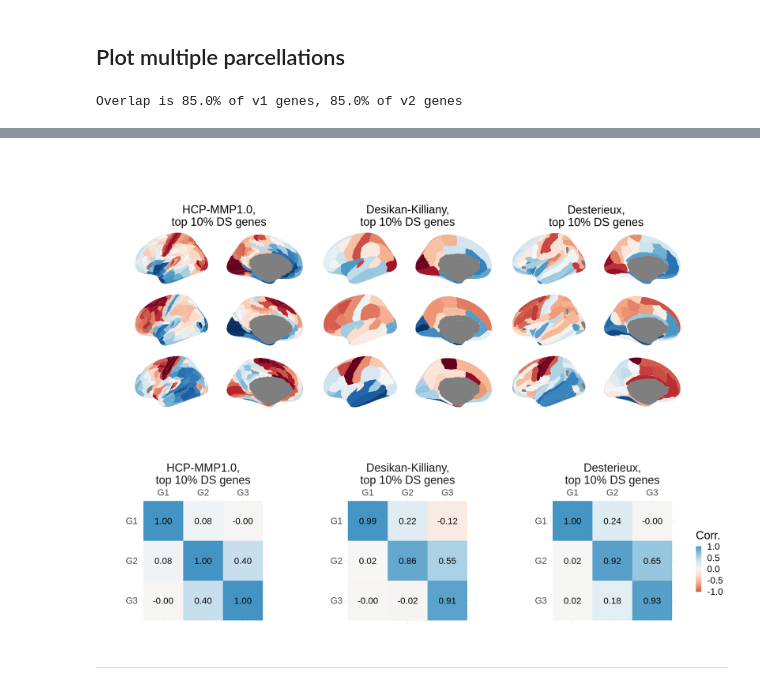
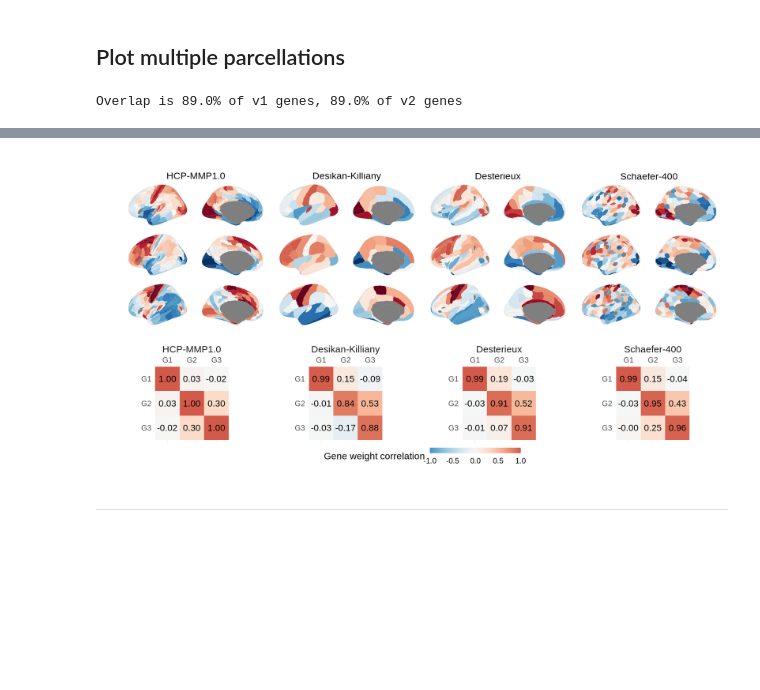
Before and after one commit to richardajdear/AHBA_gradients, a Jupyter notebook: notebooks/parcellation.ipynb, the cells around one changed output, grey strips where cells are left out. Saved outputs shown, nothing was run; the diff lists cells and outputs as text; code cells hidden in the pictures; blank space fills up the shorter version.

```diff
--- a/notebooks/parcellation.ipynb
+++ b/notebooks/parcellation.ipynb
@@ -26,7 +26,8 @@ from brainspan import *
 ## Compare HCP projected to DK
 # %%
 dm_hcp_ds9 = gradientVersion(approach='dm', kernel='normalized_angle', alpha=1).fit('hcp_ds9')
+dm_hcp_ds8 = gradientVersion(approach='dm', kernel='normalized_angle', alpha=1).fit('hcp_ds8')
 dm_hcp_3d_ds5 = gradientVersion(approach='dm', kernel='normalized_angle', alpha=1).fit('hcp_3donors_ds5')
-dm_dk_ds9 = gradientVersion(approach='dm', kernel='normalized_angle', alpha=1).fit('dk_ds9')
+dm_dk_ds8 = gradientVersion(approach='dm', kernel='normalized_angle', alpha=1).fit('dk_ds8')
 pca_dk_ds9 = gradientVersion(approach='dm', kernel='normalized_angle', alpha=1).fit('dk_ds9')
 # %% [output]
@@ -188,20 +194,27 @@ correlate(dm_dk_ds9_from_hcp.fit_weights(), dm_hcp_3d_ds5.weights)
 # %% [markdown]
 ## Plot multiple parcellations
 # %%
-hcp_scores = dm_hcp_ds9.clean_scores().assign(version='HCP-MMP1.0,\ntop 10% DS genes')
-dk_scores = dm_dk_ds9.clean_scores().assign(version='Desikan-Killiany,\ntop 10% DS genes')
-dx_scores = dm_dx_ds9.clean_scores().assign(version='Desterieux,\ntop 10% DS genes')
+hcp_scores = dm_hcp_ds8.clean_scores().assign(version='HCP-MMP1.0')
+dk_scores = dm_dk_ds8.clean_scores().assign(version='Desikan-Killiany')
+dx_scores = dm_dx_ds8.clean_scores().assign(version='Desterieux')
+s400_scores = (dm_s400_ds8.scores
+             .apply(lambda x: (x-np.mean(x))/np.std(x))
+             .join(get_labels_schaefer(size=400))
+             .assign(version='Schaefer-400')
+            )
 # %%
 # weights_version = dm_hcp_3d_ds5
 # weights_version.fit_weights(normalize=False);
-weights_version = dm_hcp_ds9
+# weights_version = dm_hcp_ds8
 # weights_version.fit_weights()
 # weights_version.fit_weights(dm_hcp_3d_ds5.expression)
 # %%
 corrs_dict = {
-    'HCP-MMP1.0,\ntop 10% DS genes': correlate(dm_hcp_ds9.fit_weights(overwrite=False), weights_version.weights),
-    'Desikan-Killiany,\ntop 10% DS genes': correlate(dm_dk_ds9.fit_weights(), weights_version.weights),
-    'Desterieux,\ntop 10% DS genes': correlate(dm_dx_ds9.fit_weights(), weights_version.weights)
+    'HCP-MMP1.0': correlate(dm_hcp_ds8.fit_weights(overwrite=False), weights_version.weights),
+    'Desikan-Killiany': correlate(dm_dk_ds8.fit_weights(), weights_version.weights),
+    'Desterieux': correlate(dm_dx_ds8.fit_weights(), weights_version.weights),
+    'Schaefer-400': correlate(dm_s400_ds8.fit_weights(), weights_version.weights)
+
 }
 
 weight_corrs = (pd.concat(corrs_dict)
@@ -218,30 +231,31 @@ def count_gene_overlap(v1, v2):
     overlap_v2 = round(len(overlap)/len(v2.weights.index),2)*100
     print(f'Overlap is {overlap_v1}% of v1 genes, {overlap_v2}% of v2 genes')
 
-count_gene_overlap(dm_hcp_ds9, dm_dk_ds9)
+count_gene_overlap(dm_hcp_ds8, dm_s400_ds8)
 # %% [output]
-Overlap is 85.0% of v1 genes, 85.0% of v2 genes
+Overlap is 89.0% of v1 genes, 89.0% of v2 genes
 # %%
-%%R -w 2000 -h 1500 -i hcp_scores -i dk_scores -i dx_scores -i weight_corrs
+%%R -w 2000 -h 1000 -i hcp_scores -i dk_scores -i dx_scores -i s400_scores -i weight_corrs
 source("../code/Rplots.R")
-source("../code/brainspanPlots.R")
+source("../code/brainPlots.R")
 
-g1a <- plot_hcp(hcp_scores, three=T)
-g1b <- plot_dk(dk_scores, three=T) + plot_layout(tag_level='new')
-g1c <- plot_dx(dx_scores, three=T) + plot_layout(tag_level='new')
+g1a <- plot_hcp(hcp_scores)
+g1b <- plot_dk(dk_scores) + plot_layout(tag_level='new')
+g1c <- plot_dx(dx_scores) + plot_layout(tag_level='new')
+g1d <- plot_schaefer(s400_scores, size=400) + plot_layout(tag_level='new')
 
-g2 <- plot_weight_corrs(weight_corrs) + ylab('')
+g2 <- plot_weight_corrs(weight_corrs, spacing=14, ylab='HCP-MMP1.0')
 
 
 plot <- (
-    ((g1a | g1b | g1c) & theme(legend.position='none', strip.text.y=element_blank())) /
+    ((g1a | g1b | g1c | g1d) & theme(legend.position='none', strip.text.y=element_blank())) /
     g2
 ) + plot_layout(heights=c(2,1))
 
 
 themed <- plot & theme(
-    text=element_text(size=36),
-    strip.text = element_text(size=36)
+    text=element_text(size=30),
+    strip.text.x = element_text(size=30)
 )
 themed
 # %% [output]
@@ -253,4 +269,4 @@ WARNING: R[write to console]: merging atlas and data by 'label'
-[figure, old version]
+[figure, new version]
 # %% [markdown]
 ---
 # %% [markdown]
```
Also changed, not shown: parts of 19 cells of this notebook, 20 other files.
